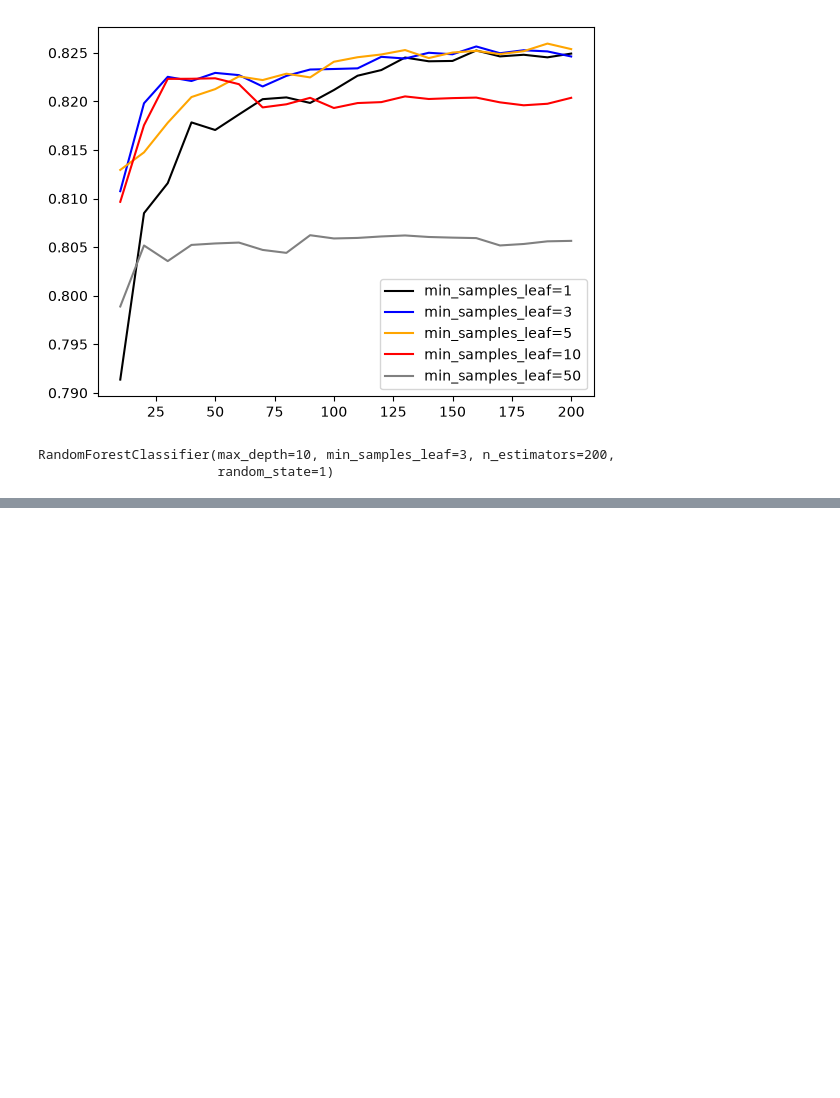
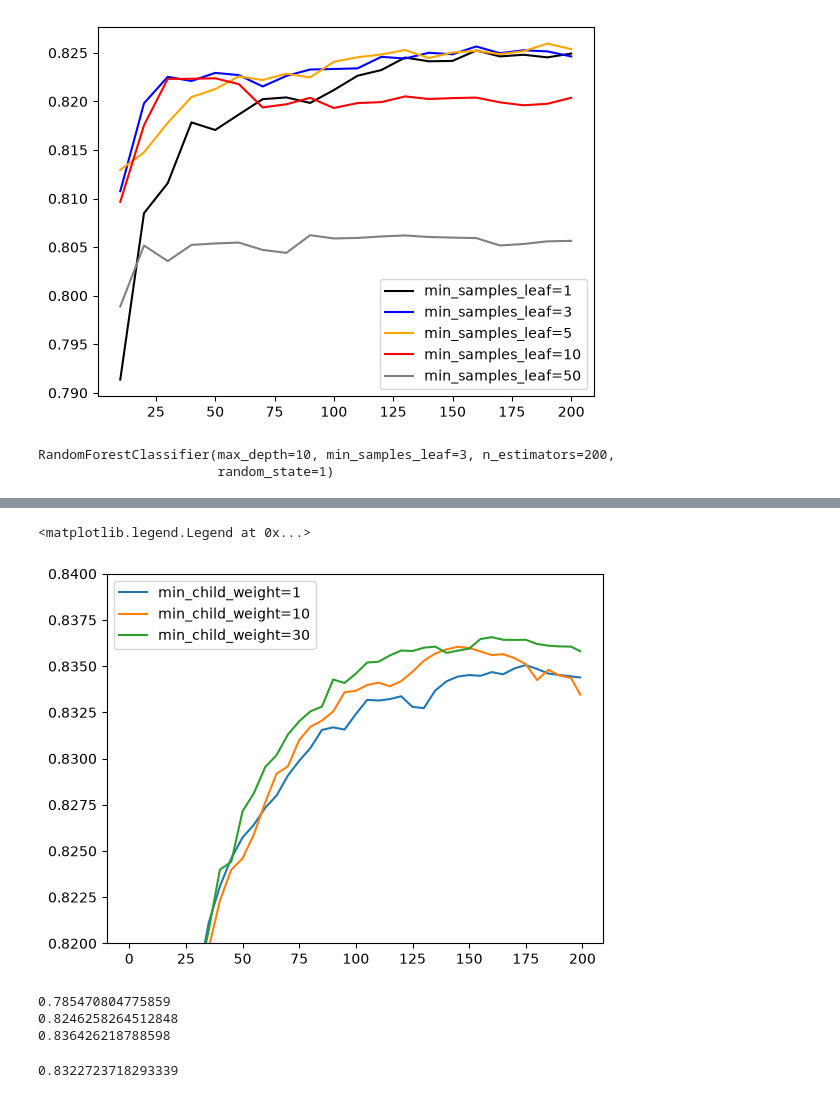
Before and after one commit to Gritaya/mlzoomcamp_homework, a Jupyter notebook: 06-tree/lecture.ipynb, the cells around one changed output, grey strips where cells are left out. Cells and saved outputs as stored; diff of their text form; code cells hidden in the pictures; blank space fills up the shorter version.

```diff
--- a/06-tree/lecture.ipynb
+++ b/06-tree/lecture.ipynb
@@ -673,0 +882,49 @@ RandomForestClassifier(max_depth=10, min_samples_leaf=3, n_estimators=200,
+# %%
+for key, df_score in scores.items():
+    plt.plot(df_score.num_iter, df_score.val_auc, label=key)
+
+plt.ylim(0.82, 0.84)
+plt.legend()
+# %% [output]
+<matplotlib.legend.Legend at 0x...>
+[figure, added]
+# %%
+## Selecting best model
+
+# Decision Tree
+dt = DecisionTreeClassifier(max_depth=6, min_samples_leaf=15)
+dt.fit(X_train, y_train)
+y_pred = dt.predict_proba(X_val)[:, 1]
+print(roc_auc_score(y_val, y_pred))
+
+# RF
+rf = RandomForestClassifier(n_estimators=200,
+                            max_depth=10,
+                            min_samples_leaf=3,
+                            random_state=1)
+rf.fit(X_train, y_train)
+y_pred = rf.predict_proba(X_val)[:, 1]
+print(roc_auc_score(y_val, y_pred))
+
+
+# Boosting
+xgb_params = {
+    'eta': 0.1,
+    'max_depth': 3,
+    'min_child_weight': 30,
+
+    'objective': 'binary:logistic',
+    'eval_metric': 'auc',
+
+    'nthread': 8,
+    'seed': 1,
+    'verbosity': 1,
+}
+
+model = xgb.train(xgb_params, dtrain, num_boost_round=175)
+y_pred = model.predict(dval)
+print(roc_auc_score(y_val, y_pred))
+# %% [output]
+0.785470804775859
+0.8246258264512848
+0.836426218788598
@@ -673,0 +952,20 @@ RandomForestClassifier(max_depth=10, min_samples_leaf=3, n_estimators=200,
+# %%
+xgb_params = {
+    'eta': 0.1,
+    'max_depth': 3,
+    'min_child_weight': 30,
+
+    'objective': 'binary:logistic',
+    'eval_metric': 'auc',
+
+    'nthread': 8,
+    'seed': 1,
+    'verbosity': 1,
+}
+
+model = xgb.train(xgb_params, dfulltrain, num_boost_round=175)
+
+y_pred = model.predict(dtest)
+print(roc_auc_score(y_test, y_pred))
+# %% [output]
+0.8322723718293339
```
Also changed, not shown: parts of 32 cells of this notebook, 2 other files.
